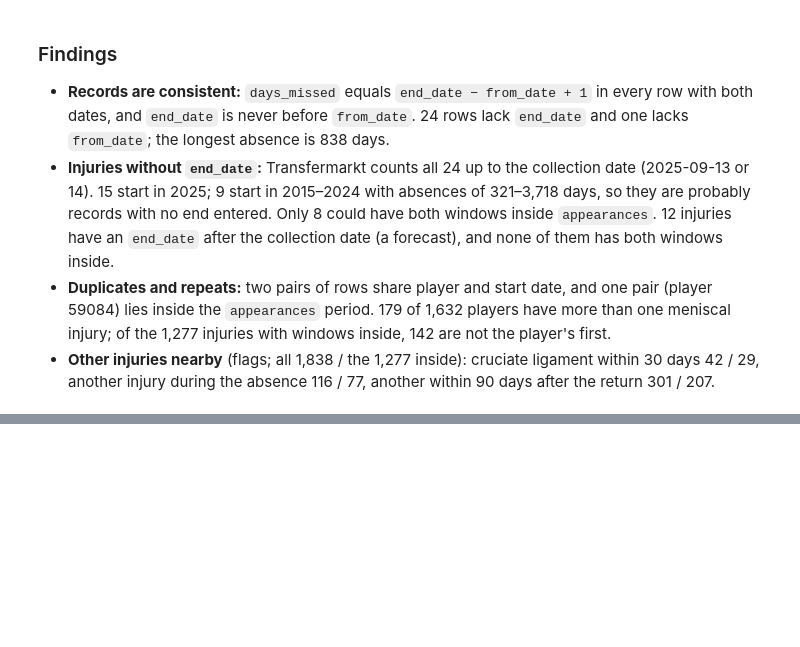
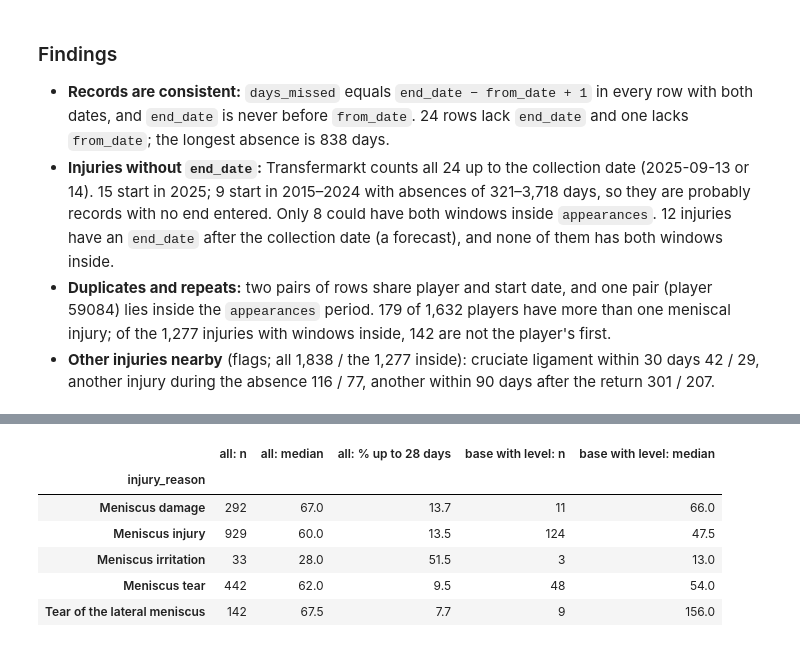
Before and after one commit to karolcecula/meniscus-injuries-football, a Jupyter notebook: notebooks/01_data_audit.ipynb, the cells around one changed output, grey strips where cells are left out. Saved outputs shown, nothing was run; the diff lists cells and outputs as text; code cells hidden in the pictures; blank space fills up the shorter version.

```diff
--- a/notebooks/01_data_audit.ipynb
+++ b/notebooks/01_data_audit.ipynb
@@ -1300,0 +1357,15 @@ ACL labels in the data: ['Cruciate ligament tear', 'Cruciate ligament injury', '
+# %%
+# 5.3 Absence by label of the injury
+pd.DataFrame({"all: n": m.groupby("injury_reason").size(),
+              "all: median": m.groupby("injury_reason")["days_missed"].median(),
+              "all: % up to 28 days": (m["days_missed"] <= 28).groupby(m["injury_reason"]).mean() * 100,
+              "base with level: n": lev.groupby("injury_reason").size(),
+              "base with level: median": lev.groupby("injury_reason")["days_missed"].median()}).round(1)
+# %% [output]
+|  | all: n | all: median | all: % up to 28 days | base with level: n | base with level: median |
+| injury_reason |  |  |  |  |  |
+| Meniscus damage | 292 | 67.0 | 13.7 | 11 | 66.0 |
+| Meniscus injury | 929 | 60.0 | 13.5 | 124 | 47.5 |
+| Meniscus irritation | 33 | 28.0 | 51.5 | 3 | 13.0 |
+| Meniscus tear | 442 | 62.0 | 9.5 | 48 | 54.0 |
+| Tear of the lateral meniscus | 142 | 67.5 | 7.7 | 9 | 156.0 |
```
Also changed, not shown: parts of 59 cells of this notebook.
